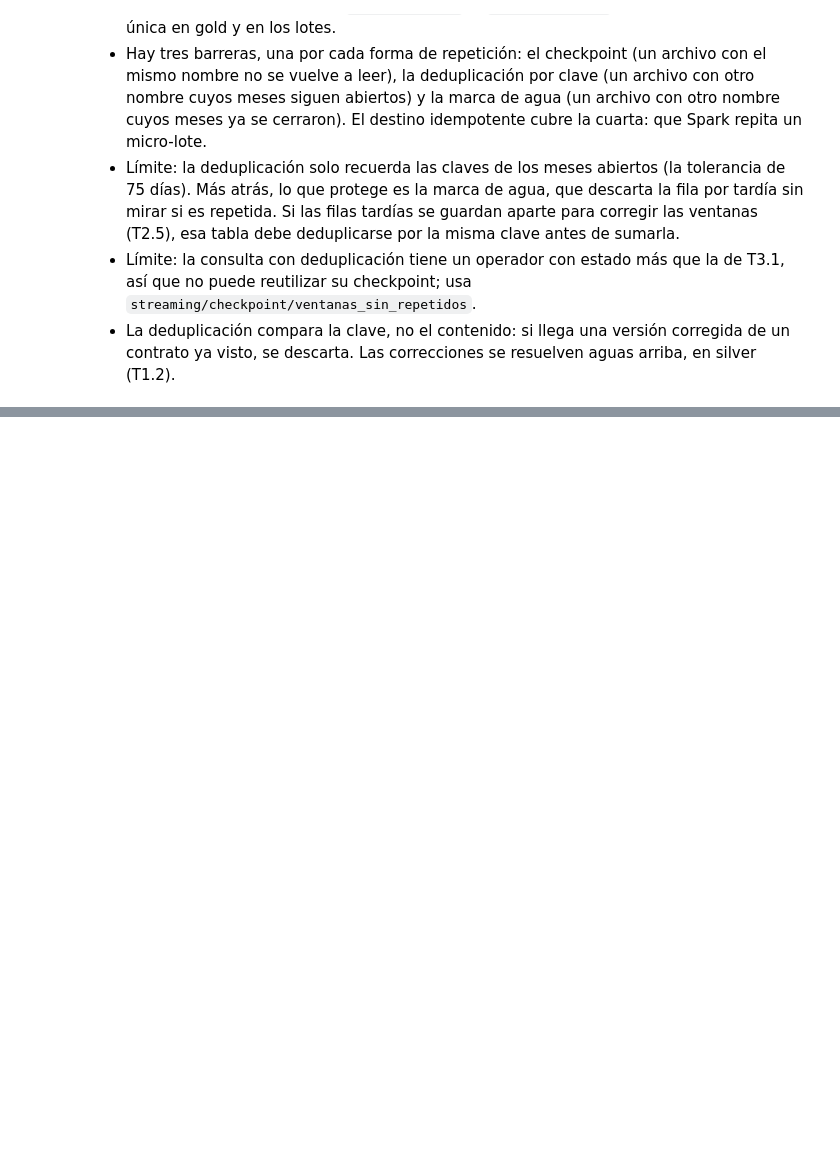
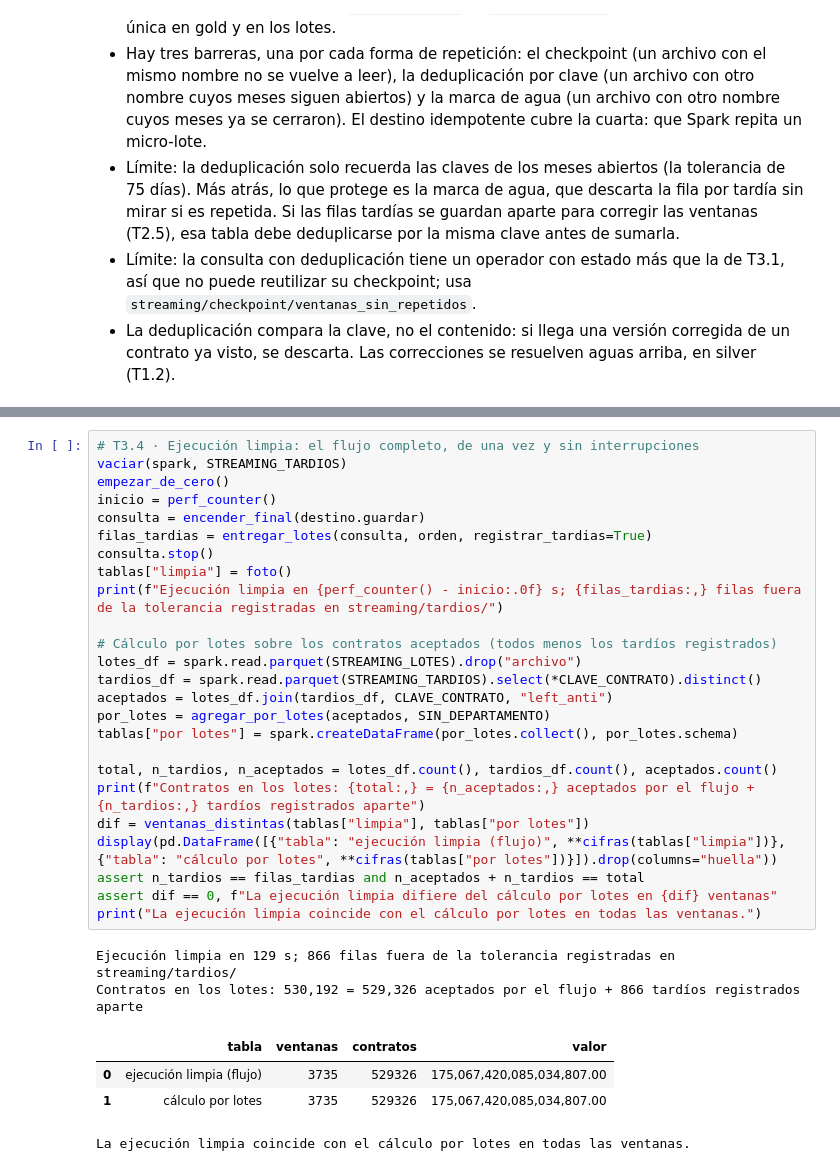
Before and after one commit to PalomaresJonatan13/pamd-secop, a Jupyter notebook: notebooks/06_corte3_resiliencia_idempotencia.ipynb, the cells around one changed output, grey strips where cells are left out. Drawn from its saved outputs; the diff is of its cells as text; blank space fills up the shorter version.

```diff
--- a/notebooks/06_corte3_resiliencia_idempotencia.ipynb
+++ b/notebooks/06_corte3_resiliencia_idempotencia.ipynb
@@ -669,0 +751,32 @@ Criterio de aceptación de T3.3: OK (volver a depositar un lote, con el mismo no
+# %%
+# T3.4 · Ejecución limpia: el flujo completo, de una vez y sin interrupciones
+vaciar(spark, STREAMING_TARDIOS)
+empezar_de_cero()
+inicio = perf_counter()
+consulta = encender_final(destino.guardar)
+filas_tardias = entregar_lotes(consulta, orden, registrar_tardias=True)
+consulta.stop()
+tablas["limpia"] = foto()
+print(f"Ejecución limpia en {perf_counter() - inicio:.0f} s; {filas_tardias:,} filas fuera de la tolerancia registradas en streaming/tardios/")
+
+# Cálculo por lotes sobre los contratos aceptados (todos menos los tardíos registrados)
+lotes_df = spark.read.parquet(STREAMING_LOTES).drop("archivo")
+tardios_df = spark.read.parquet(STREAMING_TARDIOS).select(*CLAVE_CONTRATO).distinct()
+aceptados = lotes_df.join(tardios_df, CLAVE_CONTRATO, "left_anti")
+por_lotes = agregar_por_lotes(aceptados, SIN_DEPARTAMENTO)
+tablas["por lotes"] = spark.createDataFrame(por_lotes.collect(), por_lotes.schema)
+
+total, n_tardios, n_aceptados = lotes_df.count(), tardios_df.count(), aceptados.count()
+print(f"Contratos en los lotes: {total:,} = {n_aceptados:,} aceptados por el flujo + {n_tardios:,} tardíos registrados aparte")
+dif = ventanas_distintas(tablas["limpia"], tablas["por lotes"])
+display(pd.DataFrame([{"tabla": "ejecución limpia (flujo)", **cifras(tablas["limpia"])}, {"tabla": "cálculo por lotes", **cifras(tablas["por lotes"])}]).drop(columns="huella"))
+assert n_tardios == filas_tardias and n_aceptados + n_tardios == total
+assert dif == 0, f"La ejecución limpia difiere del cálculo por lotes en {dif} ventanas"
+print("La ejecución limpia coincide con el cálculo por lotes en todas las ventanas.")
+# %% [output]
+Ejecución limpia en 129 s; 866 filas fuera de la tolerancia registradas en streaming/tardios/
+Contratos en los lotes: 530,192 = 529,326 aceptados por el flujo + 866 tardíos registrados aparte
+|  | tabla | ventanas | contratos | valor |
+| 0 | ejecución limpia (flujo) | 3735 | 529326 | 175,067,420,085,034,807.00 |
+| 1 | cálculo por lotes | 3735 | 529326 | 175,067,420,085,034,807.00 |
+La ejecución limpia coincide con el cálculo por lotes en todas las ventanas.
```
Also changed, not shown: parts of 17 cells of this notebook, 2 other files.
